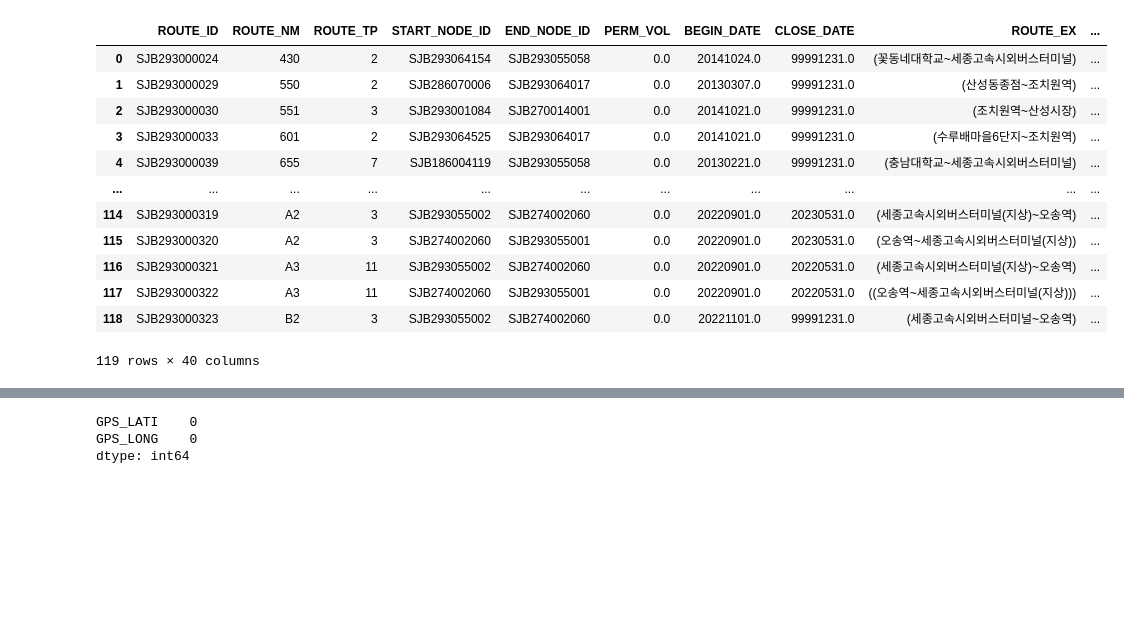
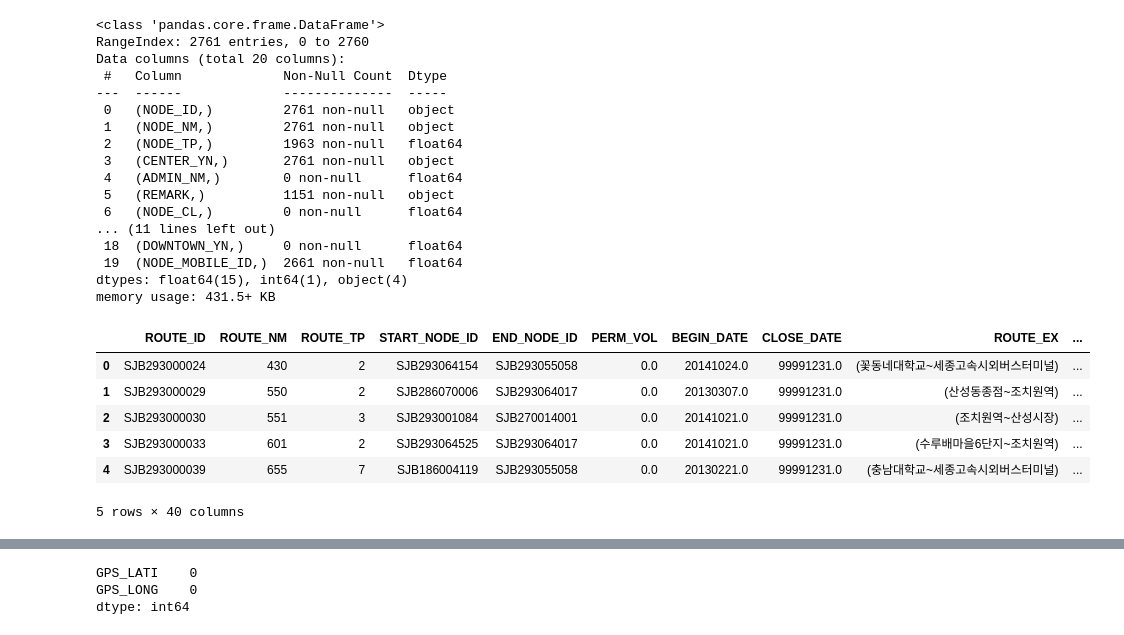
Before and after one commit to rlackdrhkd/test-1, a Jupyter notebook: BIS 다뤄보기.ipynb, the cells around one changed output, grey strips where cells are left out. Cells and saved outputs as stored; diff of their text form; code cells hidden in the pictures; blank space fills up the shorter version.

```diff
--- a/BIS 다뤄보기.ipynb
+++ b/BIS 다뤄보기.ipynb
@@ -66,16 +73,30 @@ node
+# %%
+node.info()
+# %% [output]
+<class 'pandas.core.frame.DataFrame'>
+RangeIndex: 2761 entries, 0 to 2760
+Data columns (total 20 columns):
+ #   Column             Non-Null Count  Dtype
+---  ------             --------------  -----
+ 0   (NODE_ID,)         2761 non-null   object
+ 1   (NODE_NM,)         2761 non-null   object
+ 2   (NODE_TP,)         1963 non-null   float64
+ 3   (CENTER_YN,)       2761 non-null   object
+ 4   (ADMIN_NM,)        0 non-null      float64
+ 5   (REMARK,)          1151 non-null   object
+ 6   (NODE_CL,)         0 non-null      float64
+... (11 lines left out)
+ 18  (DOWNTOWN_YN,)     0 non-null      float64
+ 19  (NODE_MOBILE_ID,)  2661 non-null   float64
+dtypes: float64(15), int64(1), object(4)
+memory usage: 431.5+ KB
 # %%
-route
+route.head()
 # %% [output]
 |  | ROUTE_ID | ROUTE_NM | ROUTE_TP | START_NODE_ID | END_NODE_ID | PERM_VOL | BEGIN_DATE | CLOSE_DATE | ROUTE_EX | ... |
 | 0 | SJB293000024 | 430 | 2 | SJB293064154 | SJB293055058 | 0.0 | 20141024.0 | 99991231.0 | (꽃동네대학교~세종고속시외버스터미널) | ... |
 | 1 | SJB293000029 | 550 | 2 | SJB286070006 | SJB293064017 | 0.0 | 20130307.0 | 99991231.0 | (산성동종점~조치원역) | ... |
 | 2 | SJB293000030 | 551 | 3 | SJB293001084 | SJB270014001 | 0.0 | 20141021.0 | 99991231.0 | (조치원역~산성시장) | ... |
 | 3 | SJB293000033 | 601 | 2 | SJB293064525 | SJB293064017 | 0.0 | 20141021.0 | 99991231.0 | (수루배마을6단지~조치원역) | ... |
 | 4 | SJB293000039 | 655 | 7 | SJB186004119 | SJB293055058 | 0.0 | 20130221.0 | 99991231.0 | (충남대학교~세종고속시외버스터미널) | ... |
-| ... | ... | ... | ... | ... | ... | ... | ... | ... | ... | ... |
-| 114 | SJB293000319 | A2 | 3 | SJB293055002 | SJB274002060 | 0.0 | 20220901.0 | 20230531.0 | (세종고속시외버스터미널(지상)~오송역) | ... |
-| 115 | SJB293000320 | A2 | 3 | SJB274002060 | SJB293055001 | 0.0 | 20220901.0 | 20230531.0 | (오송역~세종고속시외버스터미널(지상)) | ... |
-| 116 | SJB293000321 | A3 | 11 | SJB293055002 | SJB274002060 | 0.0 | 20220901.0 | 20220531.0 | (세종고속시외버스터미널(지상)~오송역) | ... |
-| 117 | SJB293000322 | A3 | 11 | SJB274002060 | SJB293055001 | 0.0 | 20220901.0 | 20220531.0 | ((오송역~세종고속시외버스터미널(지상))) | ... |
-| 118 | SJB293000323 | B2 | 3 | SJB293055002 | SJB274002060 | 0.0 | 20221101.0 | 99991231.0 | (세종고속시외버스터미널~오송역) | ... |
-119 rows × 40 columns
+5 rows × 40 columns
```
Also changed, not shown: parts of 11 cells of this notebook, 2 other files.
